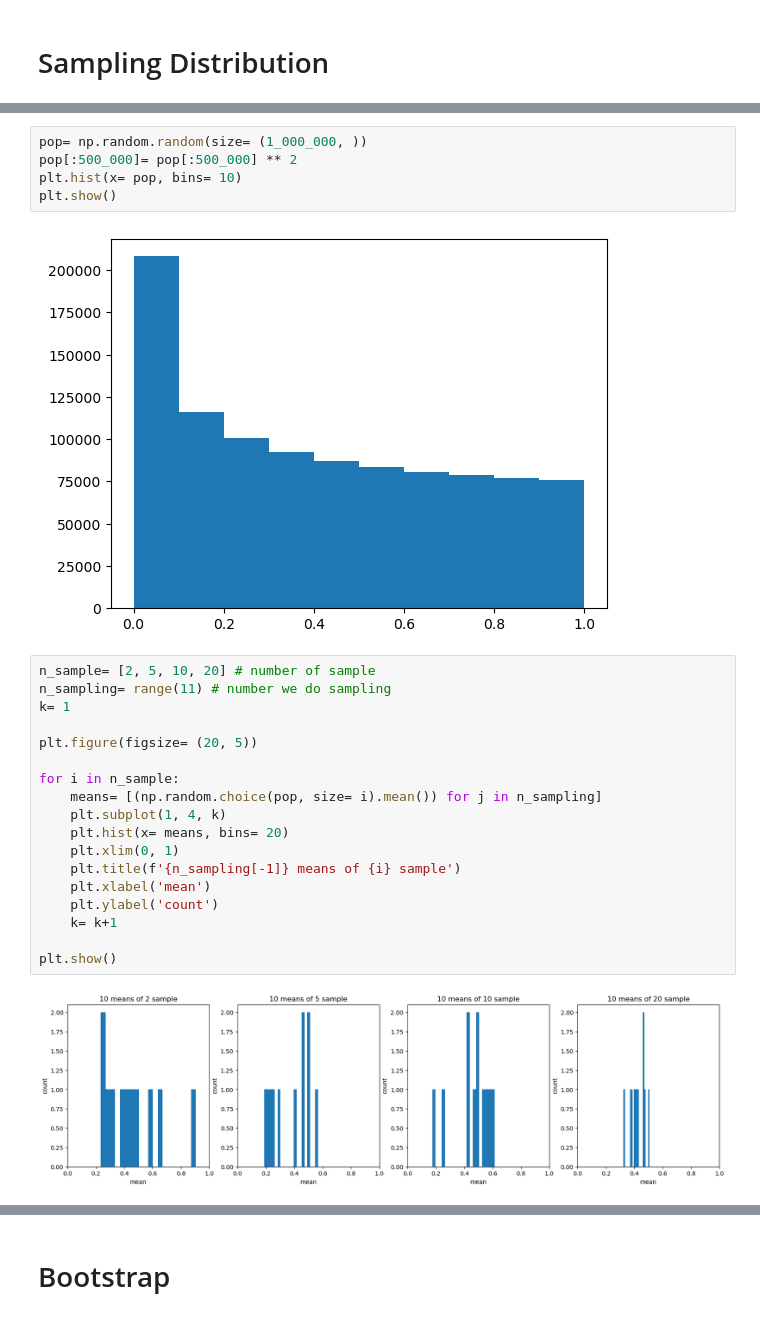
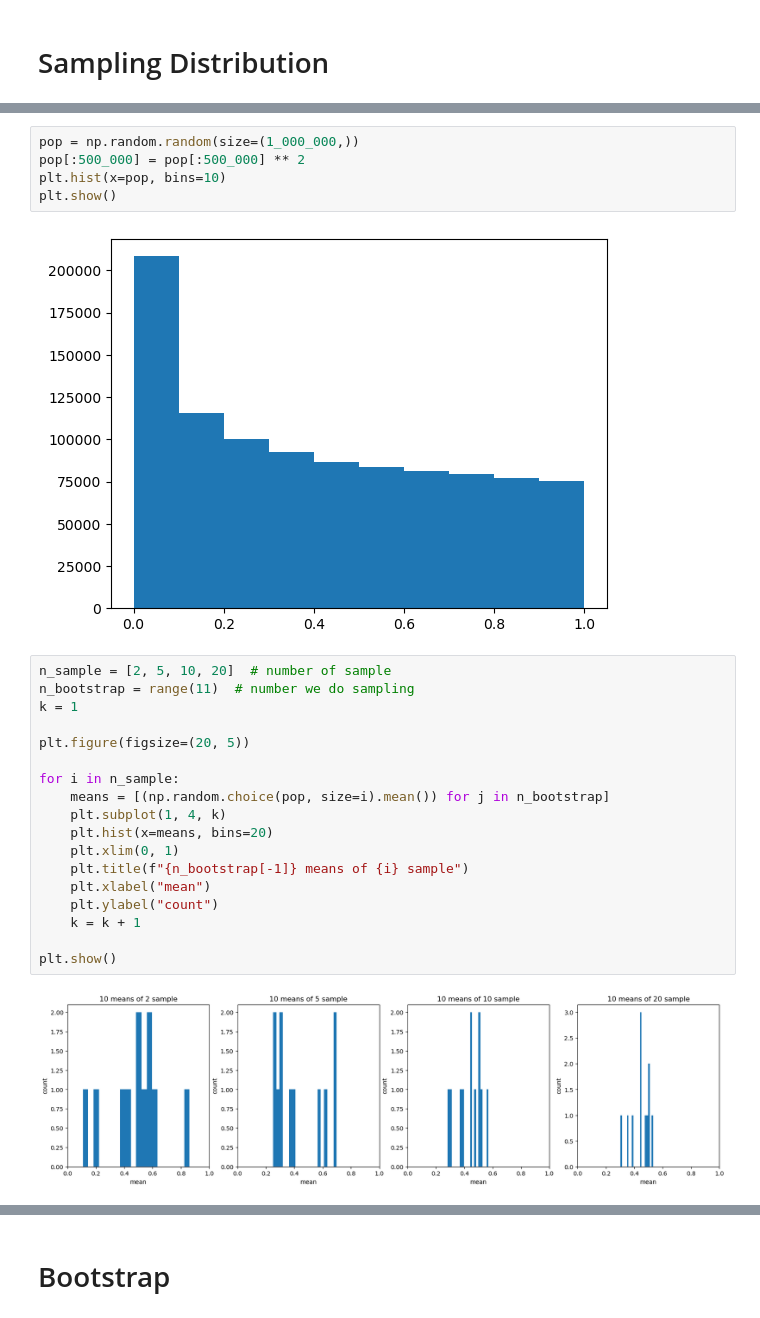
Before and after one commit to danjelito/practical-stats-for-ds, a Jupyter notebook: 02_data_sampling_and_distribution.ipynb, the cells around one changed output, grey strips where cells are left out. Saved outputs shown, nothing was run; the diff lists cells and outputs as text.

```diff
--- a/02_data_sampling_and_distribution.ipynb
+++ b/02_data_sampling_and_distribution.ipynb
@@ -58,28 +58,28 @@ departure of the data from normality is not too great.
 # %%
-pop= np.random.random(size= (1_000_000, ))
-pop[:500_000]= pop[:500_000] ** 2
-plt.hist(x= pop, bins= 10)
+pop = np.random.random(size=(1_000_000,))
+pop[:500_000] = pop[:500_000] ** 2
+plt.hist(x=pop, bins=10)
 plt.show()
 # %% [output]
 [figure]
 # %%
-n_sample= [2, 5, 10, 20] # number of sample
-n_sampling= range(11) # number we do sampling
-k= 1
+n_sample = [2, 5, 10, 20]  # number of sample
+n_bootstrap = range(11)  # number we do sampling
+k = 1
 
-plt.figure(figsize= (20, 5))
+plt.figure(figsize=(20, 5))
 
 for i in n_sample:
-    means= [(np.random.choice(pop, size= i).mean()) for j in n_sampling]
+    means = [(np.random.choice(pop, size=i).mean()) for j in n_bootstrap]
     plt.subplot(1, 4, k)
-    plt.hist(x= means, bins= 20)
+    plt.hist(x=means, bins=20)
     plt.xlim(0, 1)
-    plt.title(f'{n_sampling[-1]} means of {i} sample')
-    plt.xlabel('mean')
-    plt.ylabel('count')
-    k= k+1
+    plt.title(f"{n_bootstrap[-1]} means of {i} sample")
+    plt.xlabel("mean")
+    plt.ylabel("count")
+    k = k + 1
 
 plt.show()
 # %% [output]
-[figure, old version]
+[figure, new version]
 # %%
```
Also changed, not shown: parts of 32 cells of this notebook.
